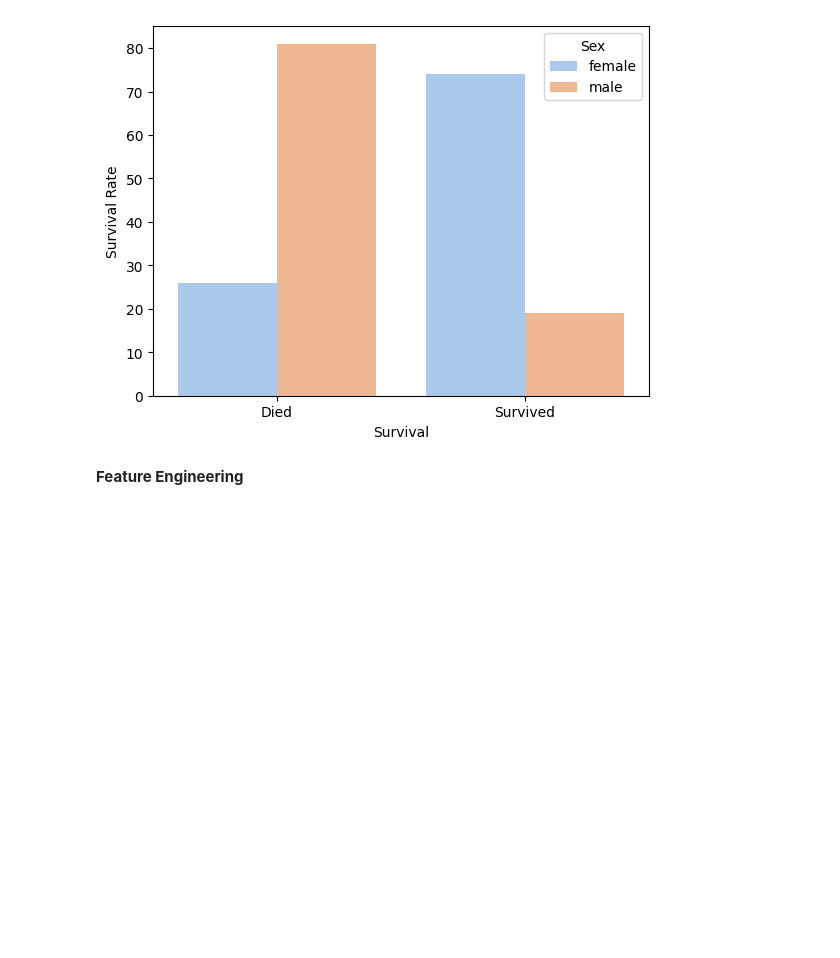
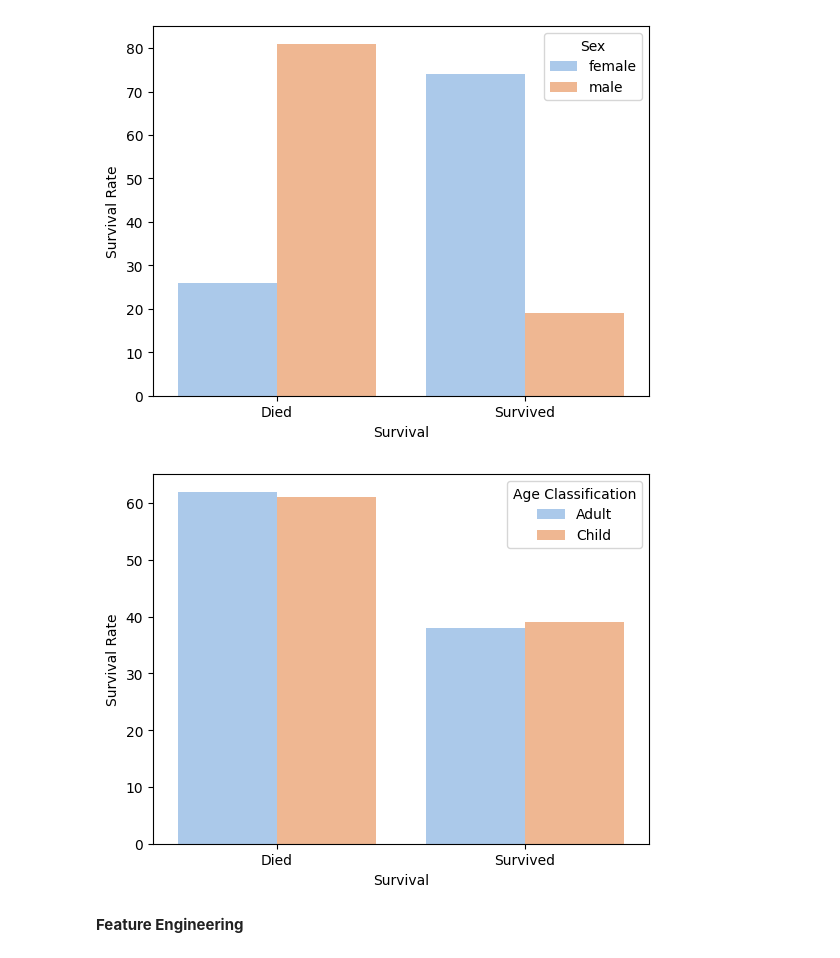
Before and after one commit to rhiats/titanicPrediction, a Jupyter notebook: titanicPred.ipynb, the cells around one changed output. Drawn from its saved outputs; the diff is of its cells as text; code cells hidden in the pictures; blank space fills up the shorter version.

Commit message:
Slight edits to age survival rate and insights

```diff
--- a/titanicPred.ipynb
+++ b/titanicPred.ipynb
@@ -163,3 +161,38 @@ sex_survival(X)
+# %%
+def age_survival(df):
+  """
+    Probability Adults (Age 16) survive the Titanic crash (Conditional Probability)
+
+    @p:
+      df (dataframe): Input dataframe
+  """
+  df['Survival'] = np.where(df['Survived']==0, 'Died', 'Survived')
+
+  df['Age Classification']=np.where((df['Age']>16), "Adult", "Child")
+
+  survival_age_df=df[['Survival', 'Age Classification', 'PassengerId']].groupby(['Age Classification','Survival']).count()
+
+  survival_age_df.reset_index(inplace=True)
+
+  survival_age_df.rename(columns={"PassengerId": "Count Survived"}, inplace=True)
+
+  age_df=df[['Age Classification', 'PassengerId']].groupby(['Age Classification']).count()
+
+  age_df.reset_index(inplace=True)
+
+  age_df.rename(columns={"PassengerId": "Count"}, inplace=True)
+
+  age_survival_df=pd.merge(survival_age_df,age_df,on="Age Classification")
+
+  age_survival_df["Survival Rate"]=round((age_survival_df["Count Survived"]/age_survival_df["Count"])*100,0)
+
+  sns.barplot(data=age_survival_df, x="Survival", y="Survival Rate", hue="Age Classification", palette="pastel")
+
+  plt.savefig("/content/drive/MyDrive/Colab Notebooks/titanicPrediction/output/adult_survival_rate.png")
+
+age_survival(X)
+# %% [output]
+[figure, added]
 # %%
 #Distribution of fares
 # %% [markdown]
```
Also changed, not shown: parts of 2 cells of this notebook.
